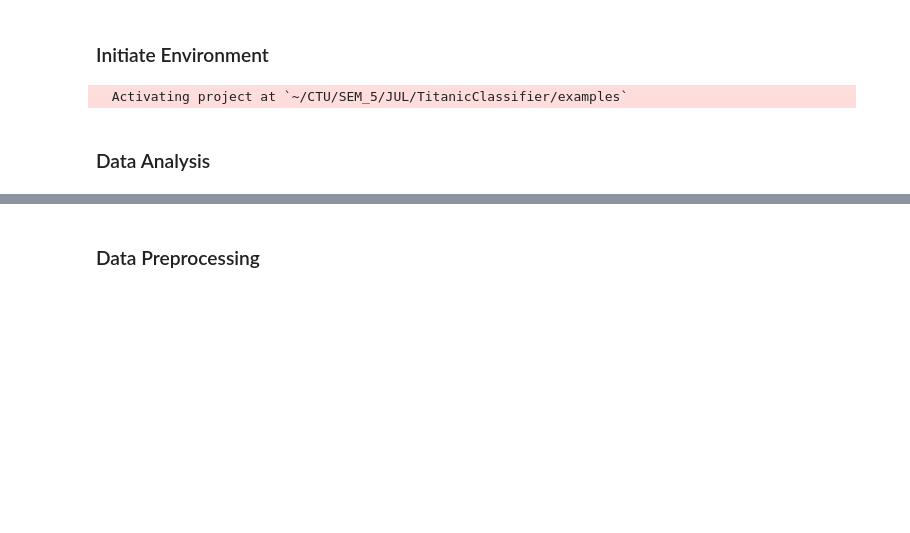
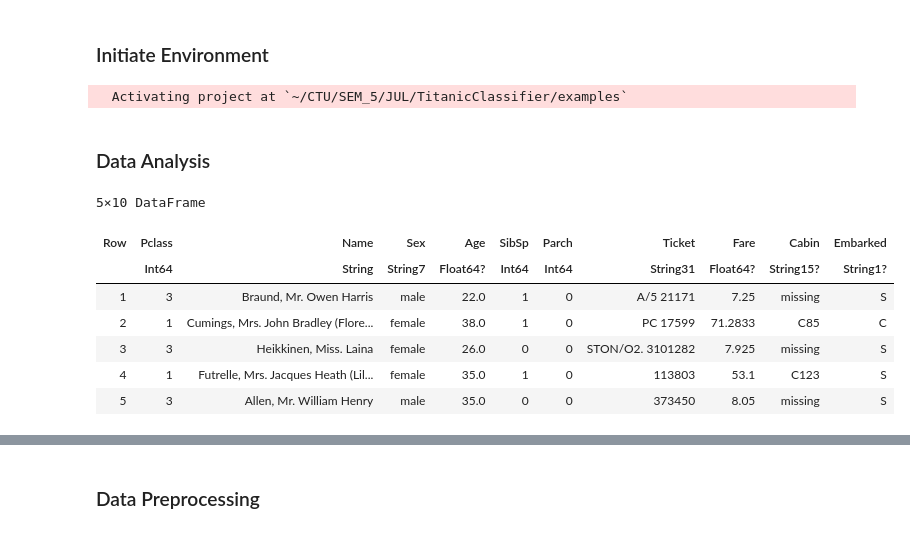
Before and after one commit to B0B36JUL-FinalProjects-2022/Projekt_cechdav5, a Jupyter notebook: examples/classif.ipynb, the cells around one changed output, grey strips where cells are left out. Cells and saved outputs as stored; diff of their text form; code cells hidden in the pictures; blank space fills up the shorter version.

```diff
--- a/examples/classif.ipynb
+++ b/examples/classif.ipynb
@@ -15,3 +16,19 @@ using Statistics
 ### Data Analysis
 # %%
 data = CSV.read("../data/train.csv", DataFrame);
+# %%
+train = CSV.read("../data/train.csv", DataFrame);
+select!(train, Not("Survived"));
+test = CSV.read("../data/test.csv", DataFrame);
+merged = vcat(train, test);
+select!(merged, Not("PassengerId"));
+first(merged, 5)
+# %% [output]
+5×10 DataFrame
+| Row | Pclass | Name | Sex | Age | SibSp | Parch | Ticket | Fare | Cabin | Embarked |
+|  | Int64 | String | String7 | Float64? | Int64 | Int64 | String31 | Float64? | String15? | String1? |
+| 1 | 3 | Braund, Mr. Owen Harris | male | 22.0 | 1 | 0 | A/5 21171 | 7.25 | missing | S |
+| 2 | 1 | Cumings, Mrs. John Bradley (Flore... | female | 38.0 | 1 | 0 | PC 17599 | 71.2833 | C85 | C |
+| 3 | 3 | Heikkinen, Miss. Laina | female | 26.0 | 0 | 0 | STON/O2. 3101282 | 7.925 | missing | S |
+| 4 | 1 | Futrelle, Mrs. Jacques Heath (Lil... | female | 35.0 | 1 | 0 | 113803 | 53.1 | C123 | S |
+| 5 | 3 | Allen, Mr. William Henry | male | 35.0 | 0 | 0 | 373450 | 8.05 | missing | S |
```
Also changed, not shown: parts of 25 cells of this notebook, 2 other files.
